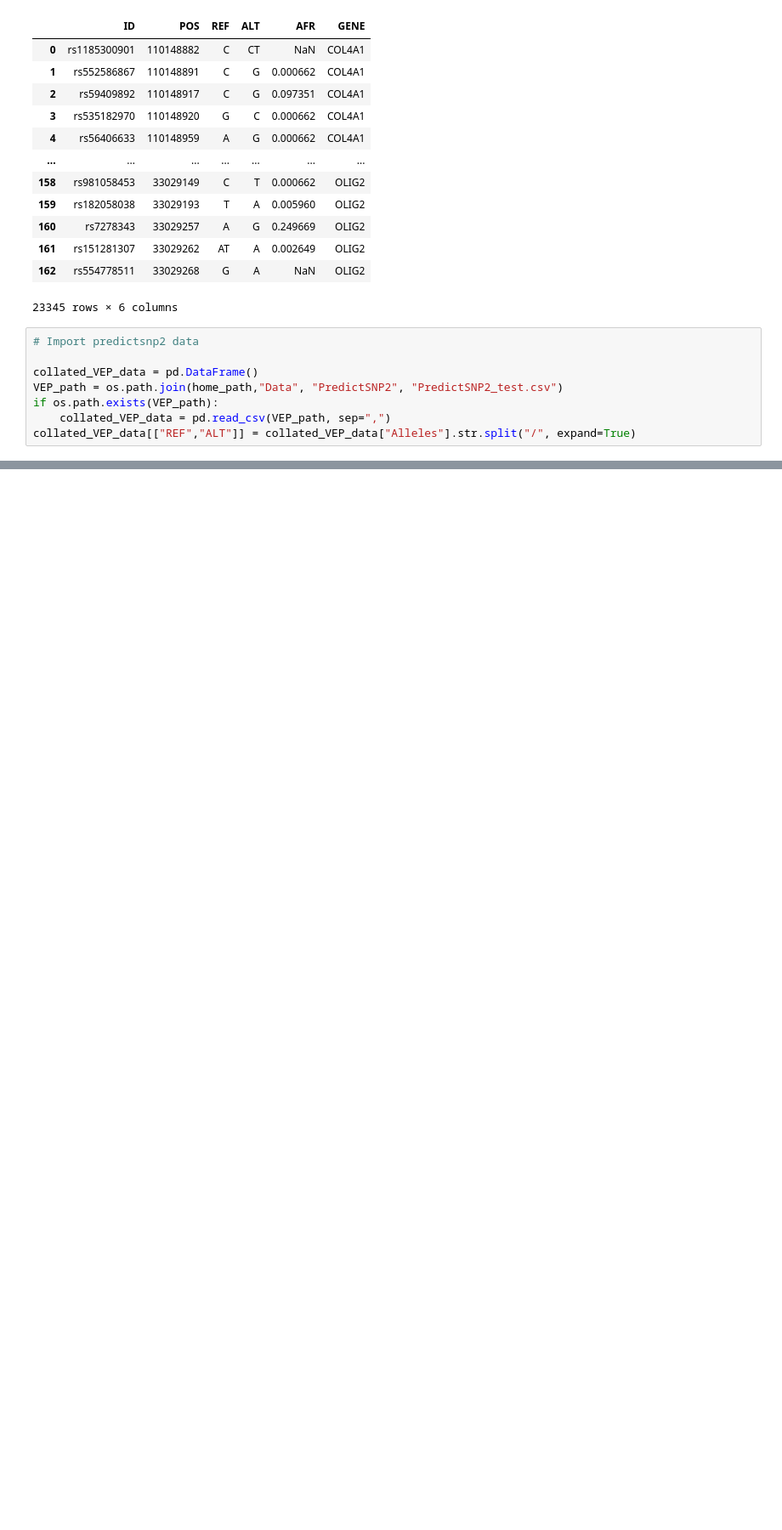
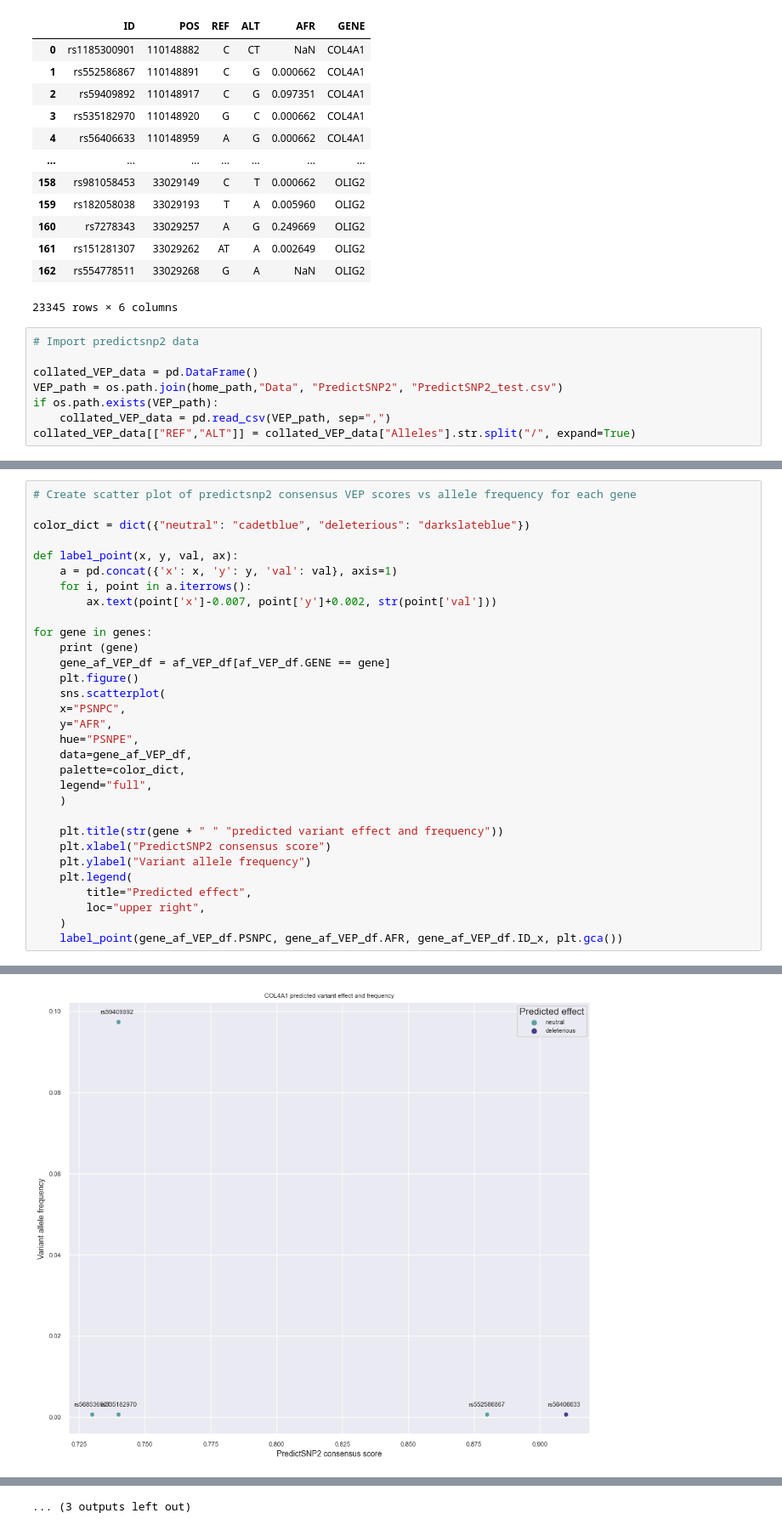
Before and after one commit to MeganHolborn/Genomics_allele-frequency-and-effect_data-analysis, a Jupyter notebook: Plots/plots.ipynb, the cells around one changed output, grey strips where cells are left out. Shown at 85% size. Cells and saved outputs as stored; diff of their text form; blank space fills up the shorter version.

Commit message:
Generate scatter plot of predicted variant effect vs allele freq

```diff
--- a/Plots/plots.ipynb
+++ b/Plots/plots.ipynb
@@ -167,0 +168,32 @@ af_VEP_df
+# %%
+# Create scatter plot of predictsnp2 consensus VEP scores vs allele frequency for each gene
+
+color_dict = dict({"neutral": "cadetblue", "deleterious": "darkslateblue"})
+
+def label_point(x, y, val, ax):
+    a = pd.concat({'x': x, 'y': y, 'val': val}, axis=1)
+    for i, point in a.iterrows():
+        ax.text(point['x']-0.007, point['y']+0.002, str(point['val']))
+
+for gene in genes:
+    print (gene)
+    gene_af_VEP_df = af_VEP_df[af_VEP_df.GENE == gene]
+    plt.figure()
+    sns.scatterplot(
+    x="PSNPC",
+    y="AFR",
+    hue="PSNPE",
+    data=gene_af_VEP_df,
+    palette=color_dict,
+    legend="full",
+    )
+
+    plt.title(str(gene + " " "predicted variant effect and frequency"))
+    plt.xlabel("PredictSNP2 consensus score")
+    plt.ylabel("Variant allele frequency")
+    plt.legend(
+        title="Predicted effect",
+        loc="upper right",
+    )
+    label_point(gene_af_VEP_df.PSNPC, gene_af_VEP_df.AFR, gene_af_VEP_df.ID_x, plt.gca())
+# %% [output]
@@ -167,0 +238 @@ af_VEP_df
+[figure, added]
@@ -167,0 +247 @@ af_VEP_df
+... (3 outputs left out)
```
Also changed, not shown: parts of 2 cells of this notebook.
